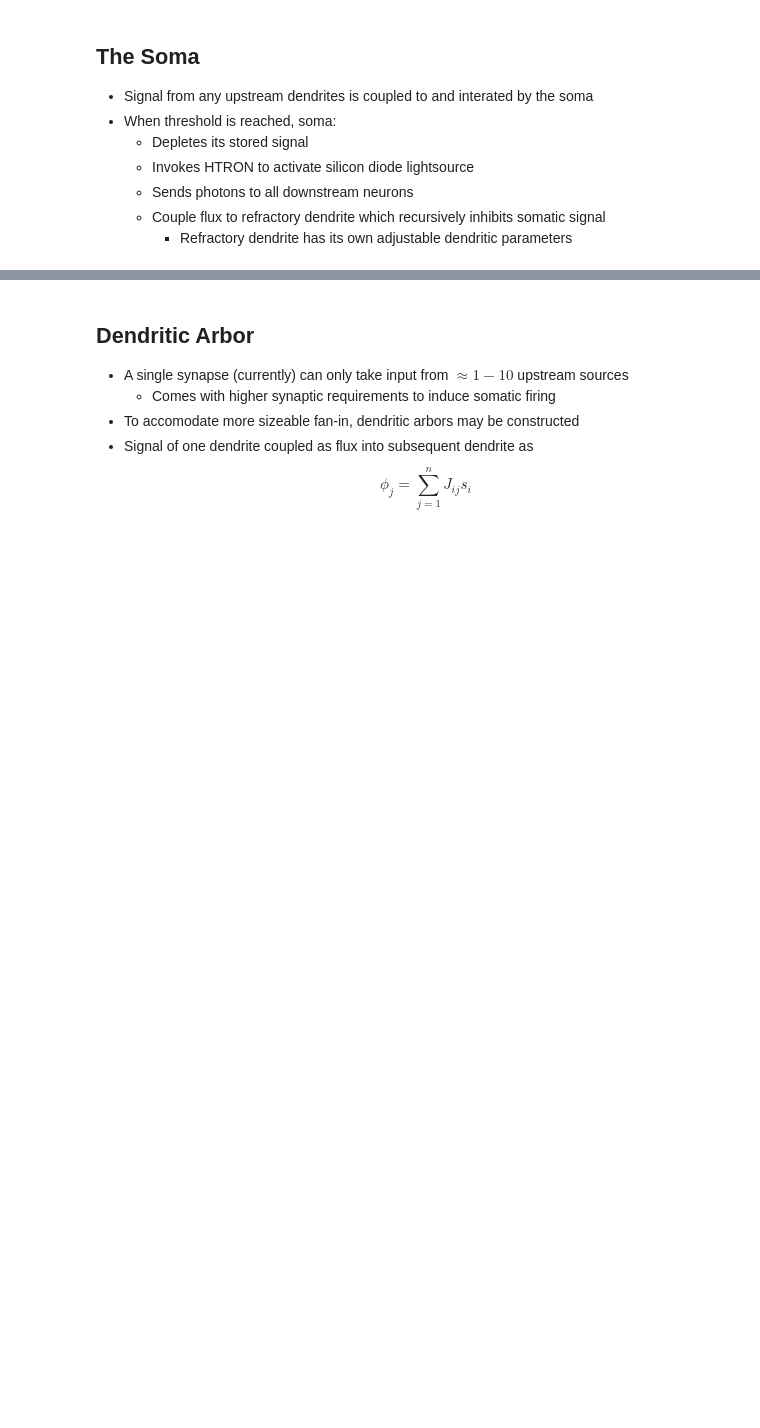
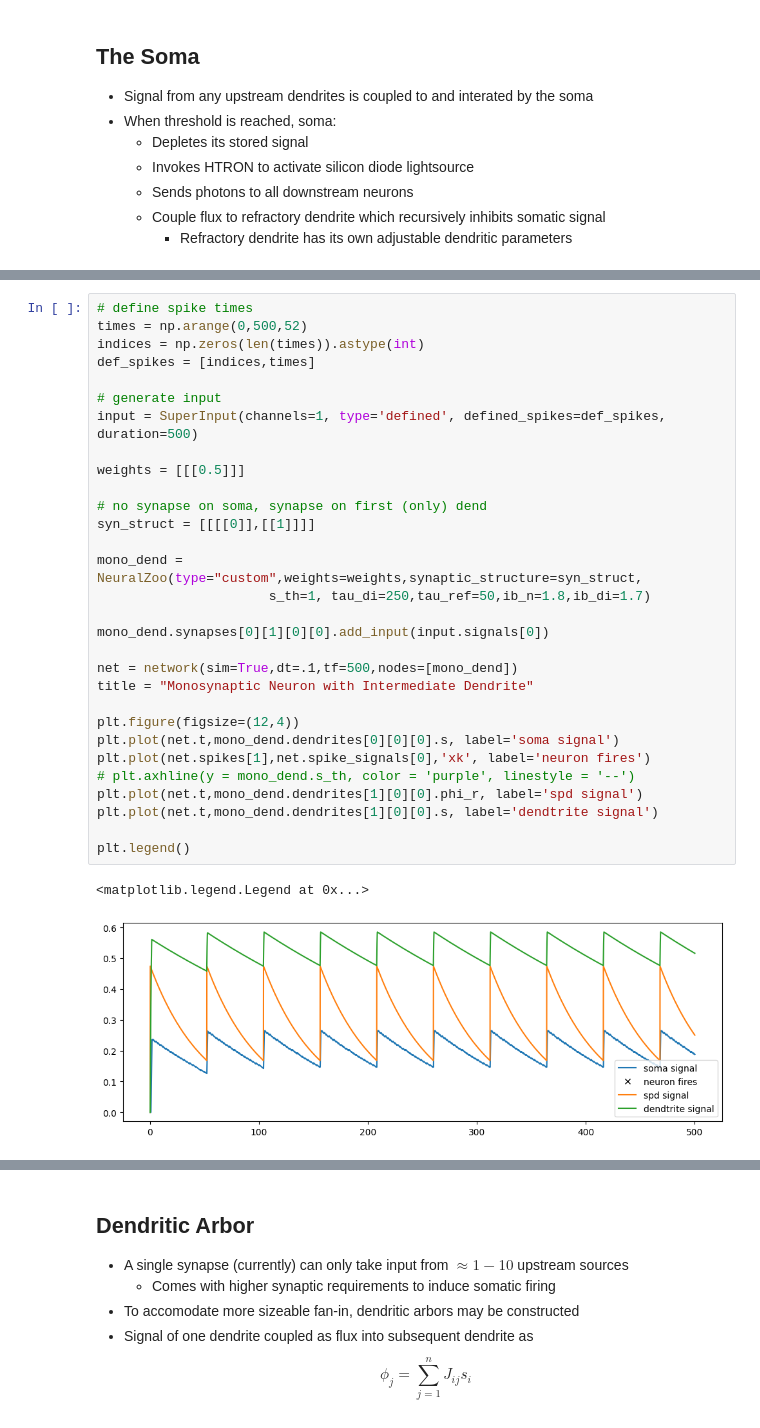
Before and after one commit to ryangitsit/sim_soens, a Jupyter notebook: tutorial_soen.ipynb, the cells around one changed output, grey strips where cells are left out. Drawn from its saved outputs; the diff is of its cells as text; blank space fills up the shorter version.

```diff
--- a/tutorial_soen.ipynb
+++ b/tutorial_soen.ipynb
@@ -236,4 +232,37 @@ Please provide valid input type
 [figure]
+# %%
+# define spike times
+times = np.arange(0,500,52)
+indices = np.zeros(len(times)).astype(int)
+def_spikes = [indices,times]
+
+# generate input
+input = SuperInput(channels=1, type='defined', defined_spikes=def_spikes, duration=500)
+
+weights = [[[0.5]]]
+
+# no synapse on soma, synapse on first (only) dend
+syn_struct = [[[[0]],[[1]]]]
+
+mono_dend = NeuralZoo(type="custom",weights=weights,synaptic_structure=syn_struct,
+                      s_th=1, tau_di=250,tau_ref=50,ib_n=1.8,ib_di=1.7)
+
+mono_dend.synapses[0][1][0][0].add_input(input.signals[0])
+
+net = network(sim=True,dt=.1,tf=500,nodes=[mono_dend])
+title = "Monosynaptic Neuron with Intermediate Dendrite"
+
+plt.figure(figsize=(12,4))
+plt.plot(net.t,mono_dend.dendrites[0][0][0].s, label='soma signal')
+plt.plot(net.spikes[1],net.spike_signals[0],'xk', label='neuron fires')
+# plt.axhline(y = mono_dend.s_th, color = 'purple', linestyle = '--')
+plt.plot(net.t,mono_dend.dendrites[1][0][0].phi_r, label='spd signal')
+plt.plot(net.t,mono_dend.dendrites[1][0][0].s, label='dendtrite signal')
+
+plt.legend()
+# %% [output]
+<matplotlib.legend.Legend at 0x...>
+[figure, added]
 # %%
 # define spike times
 times = np.arange(0,500,50)
```
Also changed, not shown: parts of 12 cells of this notebook, 5 other files.
